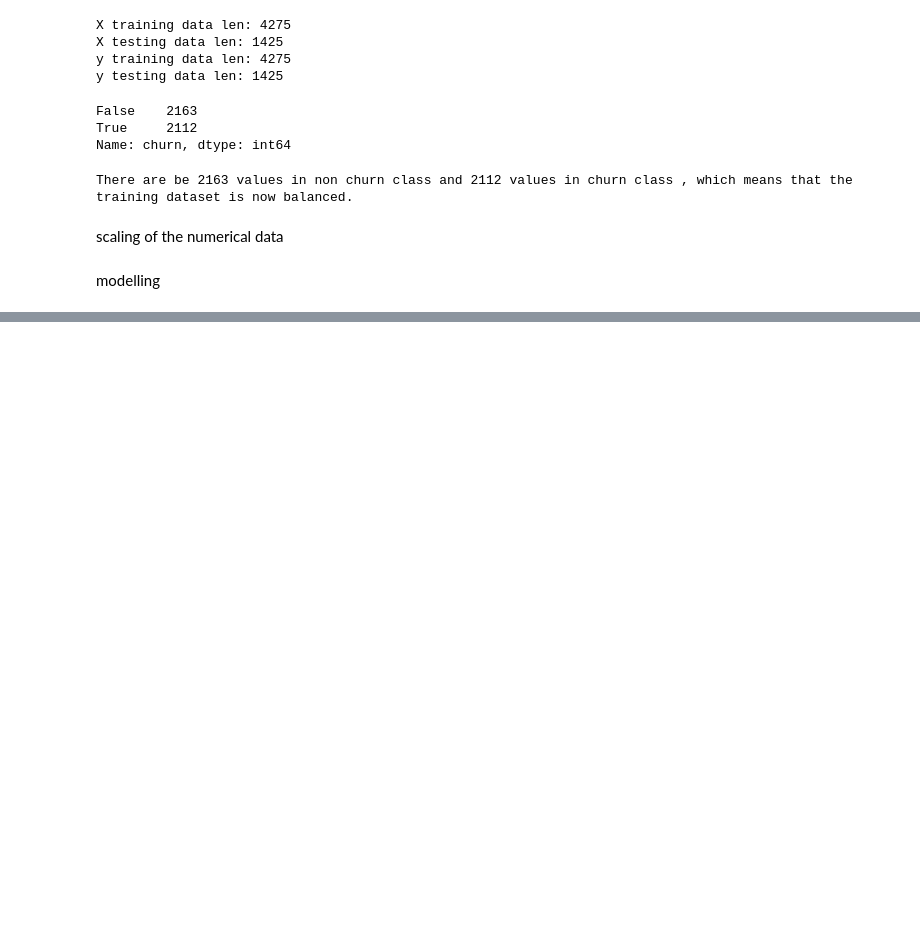
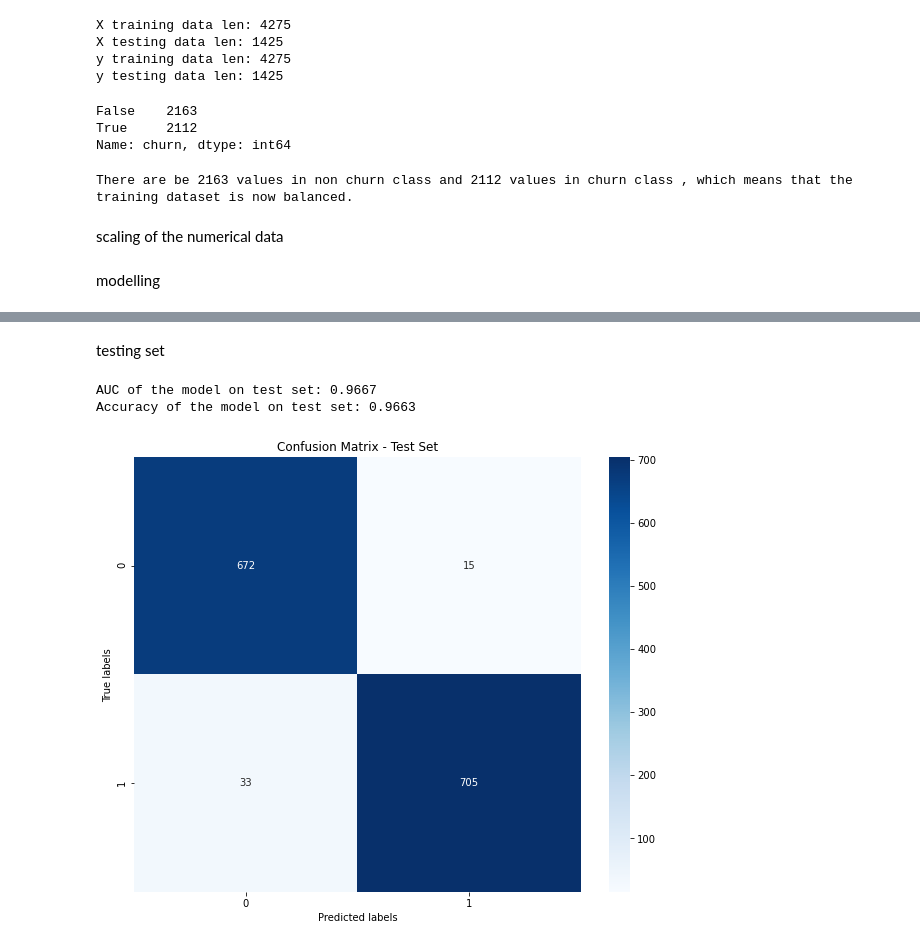
Before and after one commit to ann-mw/phase-3-project, a Jupyter notebook: Untitled.ipynb, the cells around one changed output, grey strips where cells are left out. Drawn from its saved outputs; the diff is of its cells as text; code cells hidden in the pictures; blank space fills up the shorter version.

```diff
--- a/Untitled.ipynb
+++ b/Untitled.ipynb
@@ -394,0 +603,26 @@ modelling
+# %% [markdown]
+testing set
+# %%
+# Check the AUC of predictions
+fpr5, tpr5, thresholds = roc_curve(y_test, y_pred_RF)
+roc_auc = auc(fpr5, tpr5)
+print(f"AUC of the model on test set: {roc_auc:.4f}")
+
+# Measuring the accuracy of our model
+test_accuracy = accuracy_score(y_test, y_pred_RF)
+print(f"Accuracy of the model on test set: {test_accuracy:.4f}")
+
+# Print confusion matrix
+confusion_matrix_rf = confusion_matrix(y_test, y_pred_RF)
+
+# Plot confusion matrix
+plt.figure(figsize=(10, 8))
+sns.heatmap(confusion_matrix_rf, annot=True, fmt='d', cmap='Blues')
+plt.title('Confusion Matrix - Test Set')
+plt.xlabel('Predicted labels')
+plt.ylabel('True labels')
+plt.show()
+# %% [output]
+AUC of the model on test set: 0.9667
+Accuracy of the model on test set: 0.9663
+[figure, added]
```
Also changed, not shown: parts of 55 cells of this notebook.
